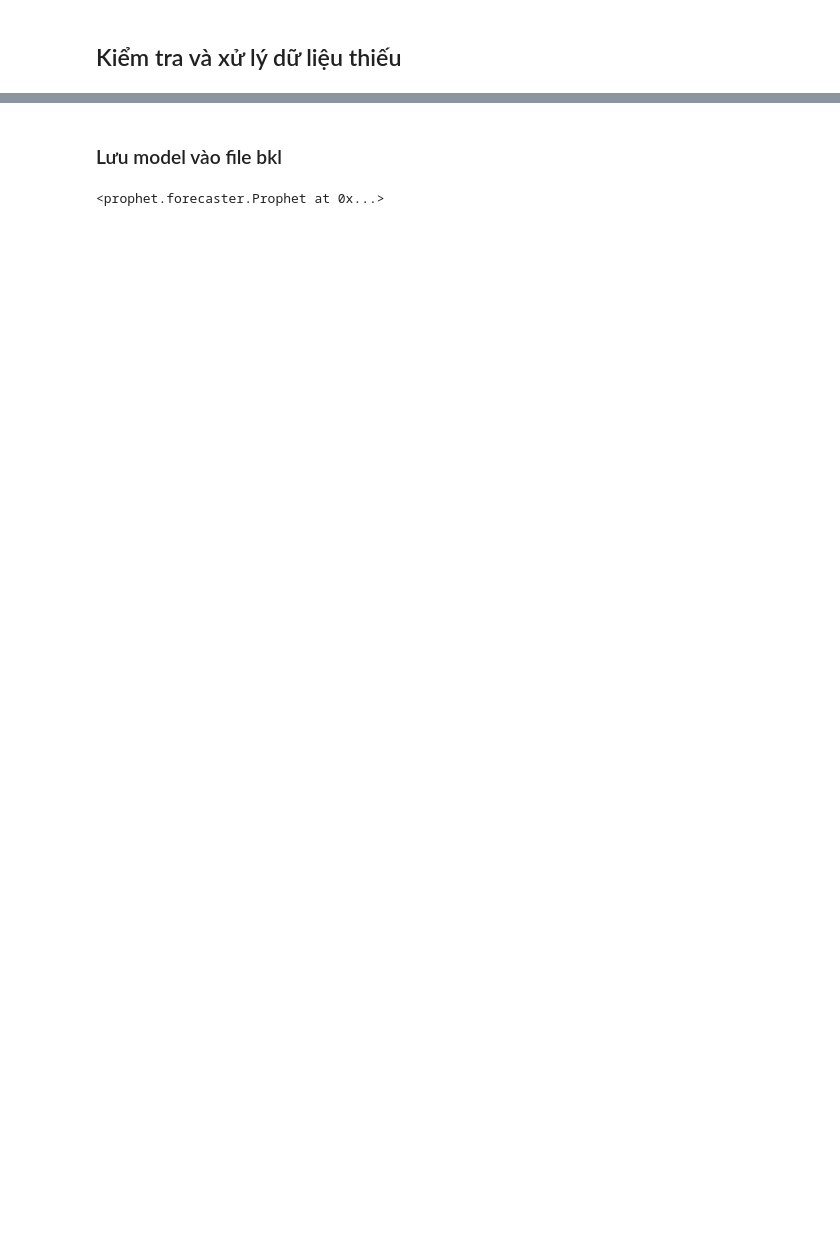
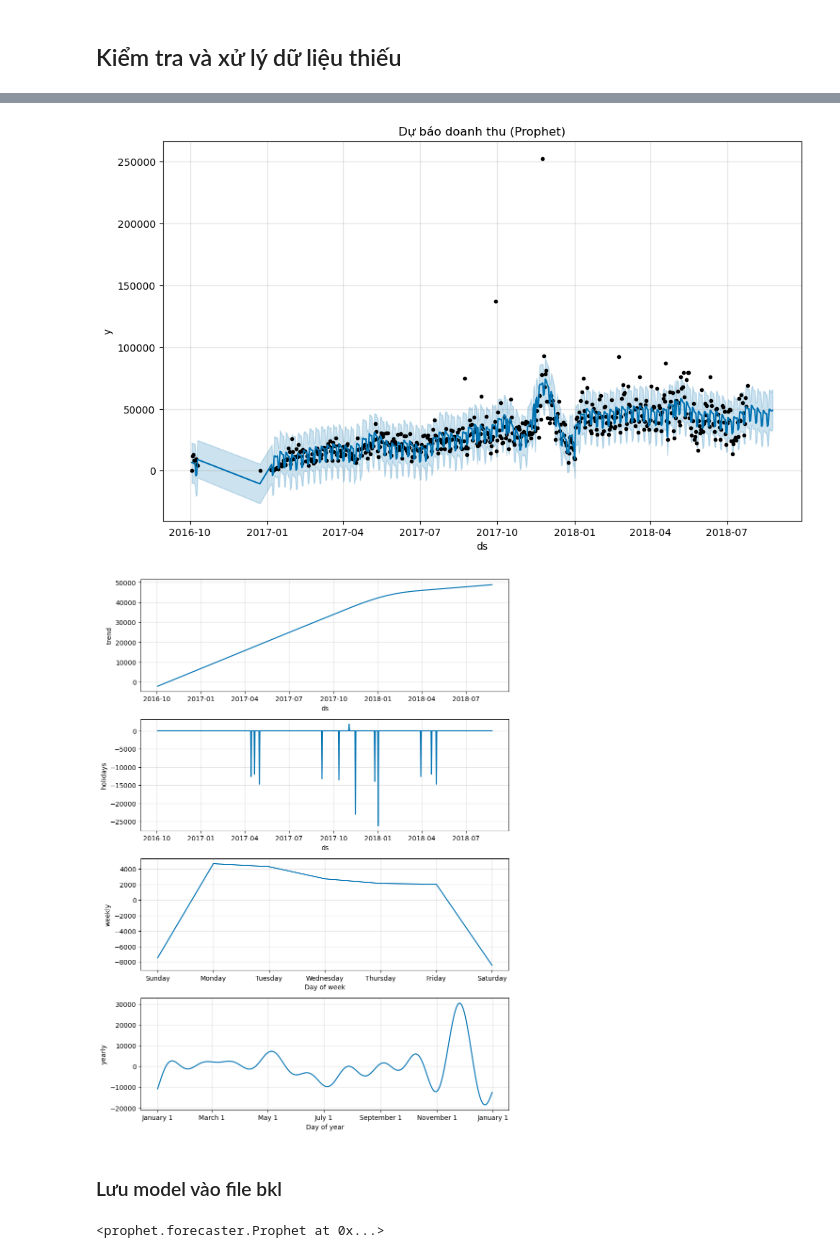
Before and after one commit to NAizdabezt/BI-Dashboard-Project, a Jupyter notebook: notebooks/03b_Model_Prophet_Facebook.ipynb, the cells around one changed output, grey strips where cells are left out. Cells and saved outputs as stored; diff of their text form; code cells hidden in the pictures; blank space fills up the shorter version.

```diff
--- a/notebooks/03b_Model_Prophet_Facebook.ipynb
+++ b/notebooks/03b_Model_Prophet_Facebook.ipynb
@@ -119,0 +130,9 @@ plt.show()
+# %%
+final_model = Prophet(
+    weekly_seasonality=True,
+    yearly_seasonality=True
+)
+
+final_model.add_country_holidays(country_name='BR')
+
+final_model.fit(df_prophet)
@@ -119,0 +145,10 @@ plt.show()
+# %%
+future_full = final_model.make_future_dataframe(periods=30)
+
+forecast_full = final_model.predict(future_full)
+
+# Xem 30 ngày tới
+future_30 = forecast_full[['ds','yhat','yhat_lower','yhat_upper']].tail(30)
+
+print("\n📈 DỰ ĐOÁN 30 NGÀY TỚI:")
+print(future_30)
@@ -120,3 +175,13 @@ plt.show()
+# %%
+final_model.plot(forecast_full)
+plt.title("Dự báo doanh thu (Prophet)")
+plt.show()
+
+final_model.plot_components(forecast_full)
+plt.show()
+# %% [output]
+[figure, added]
+[figure, added]
 # %% [markdown]
 ### Lưu model vào file bkl
 # %%
```
Also changed, not shown: parts of 41 cells of this notebook, 6 other files.
